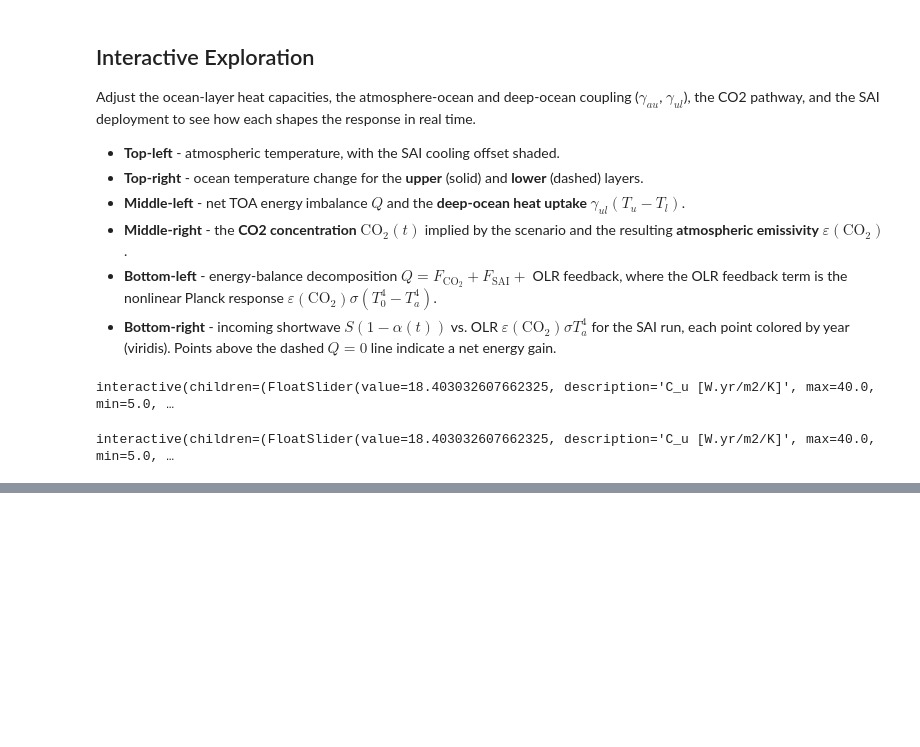
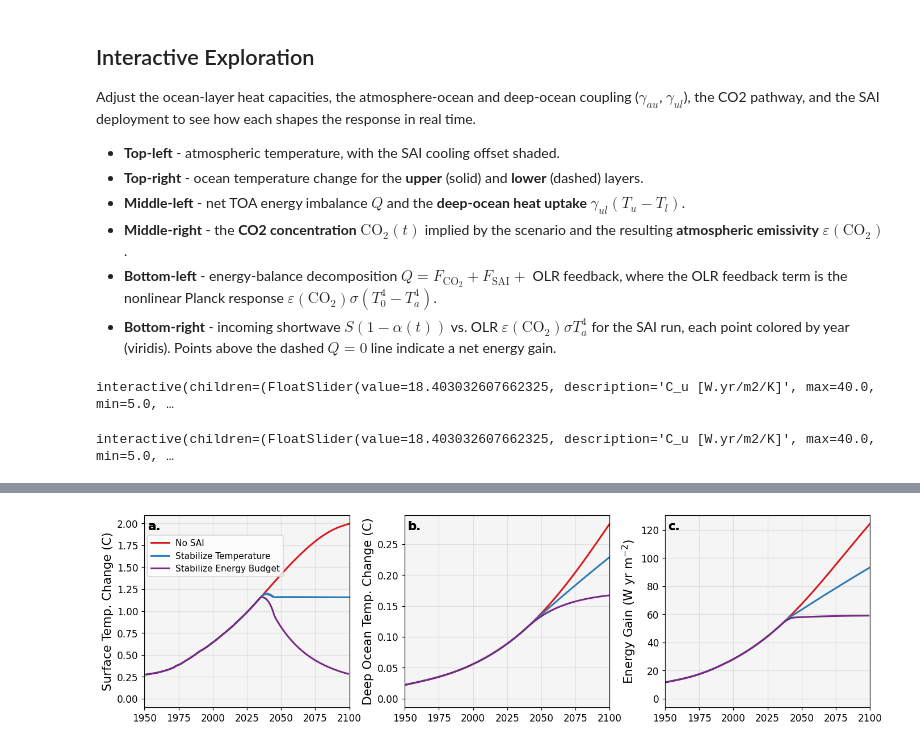
Before and after one commit to jshaw35/PRISM, a Jupyter notebook: WorkingModel.ipynb, the cells around one changed output, grey strips where cells are left out. Drawn from its saved outputs; the diff is of its cells as text; code cells hidden in the pictures; blank space fills up the shorter version.

```diff
--- a/WorkingModel.ipynb
+++ b/WorkingModel.ipynb
@@ -1202,0 +1348,61 @@ plt.show()
+# %%
+# Construct the energy of the system over time
+C_ATMOS = CP_AIR * P_SURF / G_GRAV / SEC_PER_YR     # atmospheric column
+C_UPPER = ocean_layer_C(UPPER_DEPTH)                # fast (upper) ocean layer
+C_LOWER = ocean_layer_C(LOWER_DEPTH)                # slow (deep) ocean layer
+
+fig, axs = plt.subplots(1,3, figsize=(15,4))
+fig.subplots_adjust(wspace=0.27)
+fontsize = 14
+
+plot_configs = {
+    "base": {"color": "#d7191c", "label": "No SAI"},
+    "ctrl_2035": {"color": "#2c7bb6", "label": "Stabilize Temperature"},
+    "qbal": {"color": "#762a83", "label": "Stabilize Energy Budget"},
+}
+
+# Single loop to wrap plotting
+for case in plot_configs:
+    Ta = runs[case]['Ta']
+    Tu = runs[case]['Tu']
+    Tl = runs[case]['Tl']
+    Ta = Ta - Ta[0]  # normalize to initial temperature
+    Tu = Tu - Tu[0]
+    Tl = Tl - Tl[0]
+    # To = (C_UPPER * Tu + C_LOWER * Tl) / (C_UPPER + C_LOWER)  # weighted average ocean temperature
+    El_only = C_LOWER * Tl
+    Eocean_only = C_UPPER * Tu + C_LOWER * Tl
+    E_total = C_ATMOS * Ta + C_UPPER * Tu + C_LOWER * Tl
+
+    axs[0].plot(runs[case]['t'], Ta, lw=2, label=plot_configs[case]["label"], color=plot_configs[case]["color"])
+    axs[1].plot(runs[case]['t'], Tl, lw=2, label=plot_configs[case]["label"], color=plot_configs[case]["color"])
+    # axs[1].plot(runs[case]['t'], To, lw=2, label=plot_configs[case]["label"], color=plot_configs[case]["color"])
+    axs[2].plot(runs[case]['t'], E_total, lw=2, label=plot_configs[case]["label"], color=plot_configs[case]["color"])
+
+axs[0].set_ylabel("Surface Temp. Change (C)", fontsize=fontsize)
+
+axs[1].set_xlim(1950, 2100)
+axs[1].set_ylabel("Deep Ocean Temp. Change (C)", fontsize=fontsize)
+
+axs[2].set_ylabel("Energy Gain (W yr m$^{-2}$)", fontsize=fontsize)
+
+# axs[1].legend(fontsize=fontsize-4, loc=[0.09, 0.77])
+axs[0].legend(fontsize=fontsize-4, loc=[0.015, 0.68])
+panel_labels = [f"{chr(97 + i)}." for i in range(len(axs.flat))]
+for ax in axs:
+    ax.set_xlim(1950, 2100)
+    ax.set_xlabel
+    ax.set_facecolor("whitesmoke")
+    # ax.set_yticklabels([])
+    for i, ax in enumerate(axs):
+        ax.text(
+            0.015, 0.97, f"{chr(97 + i)}.",
+            transform=ax.transAxes,
+            fontsize=14,
+            fontweight="bold",
+            va="top",
+        )
+
+plt.savefig("figures/figure_simplemodel_temperature.png", dpi=300, bbox_inches="tight")
+# %% [output]
+[figure, added]
```
Also changed, not shown: parts of 12 cells of this notebook.
